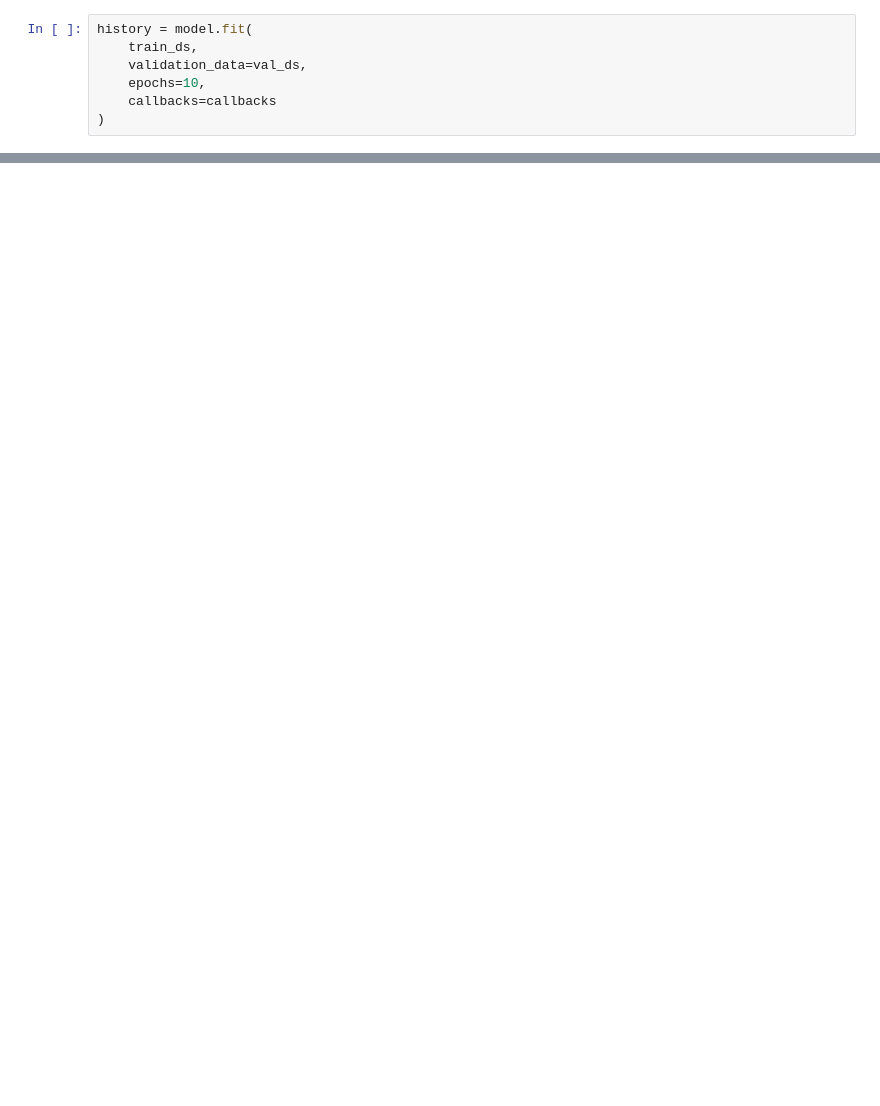
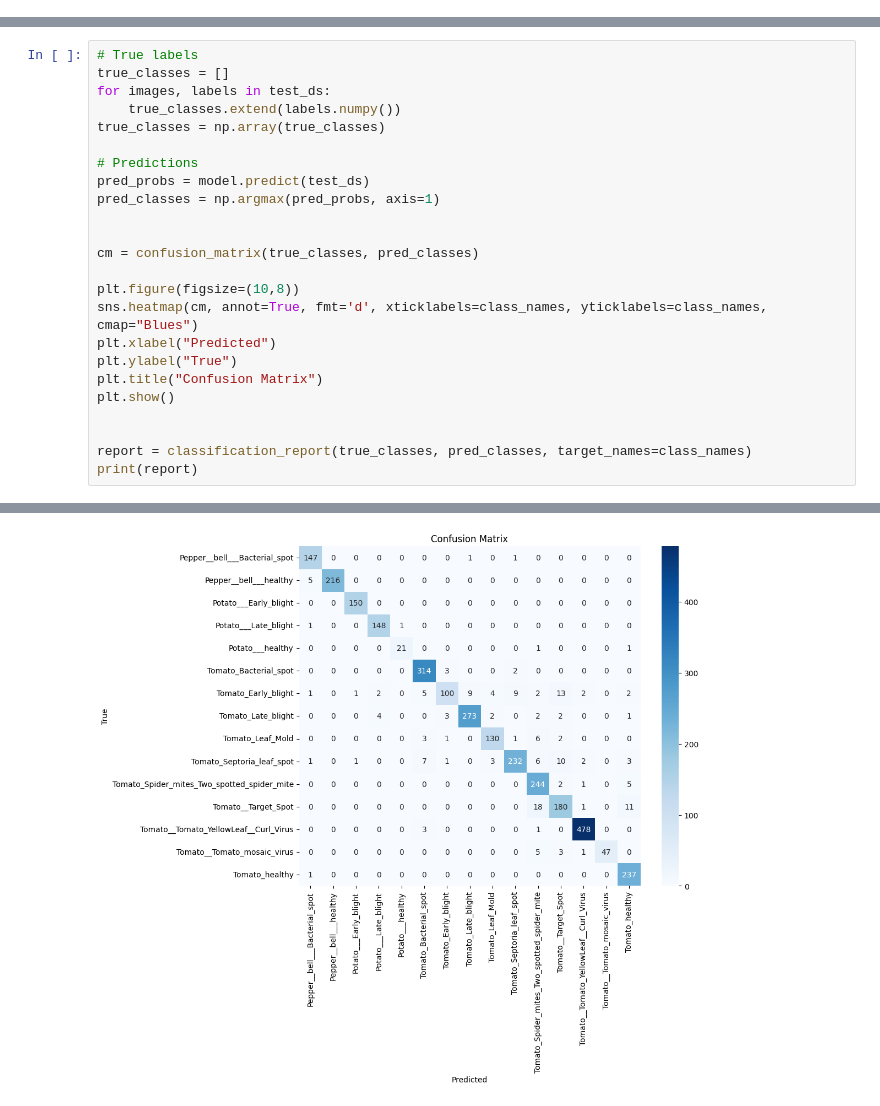
Before and after one commit to priyansh-commits/Plant_village_project, a Jupyter notebook: plant_project.ipynb, the cells around one changed output, grey strips where cells are left out. Saved outputs shown, nothing was run; the diff lists cells and outputs as text; blank space fills up the shorter version.

```diff
--- a/plant_project.ipynb
+++ b/plant_project.ipynb
@@ -767,7 +610,0 @@ Test batches: 97
-# %%
-history = model.fit(
-    train_ds,
-    validation_data=val_ds,
-    epochs=10,
-    callbacks=callbacks
-)
@@ -919,0 +841,25 @@ print(tf.__version__)
+# %%
+# True labels
+true_classes = []
+for images, labels in test_ds:
+    true_classes.extend(labels.numpy())
+true_classes = np.array(true_classes)
+
+# Predictions
+pred_probs = model.predict(test_ds)
+pred_classes = np.argmax(pred_probs, axis=1)
+
+
+cm = confusion_matrix(true_classes, pred_classes)
+
+plt.figure(figsize=(10,8))
+sns.heatmap(cm, annot=True, fmt='d', xticklabels=class_names, yticklabels=class_names, cmap="Blues")
+plt.xlabel("Predicted")
+plt.ylabel("True")
+plt.title("Confusion Matrix")
+plt.show()
+
+
+report = classification_report(true_classes, pred_classes, target_names=class_names)
+print(report)
+# %% [output]
@@ -919,0 +867 @@ print(tf.__version__)
+[figure, added]
```
Also changed, not shown: parts of 26 cells of this notebook.
